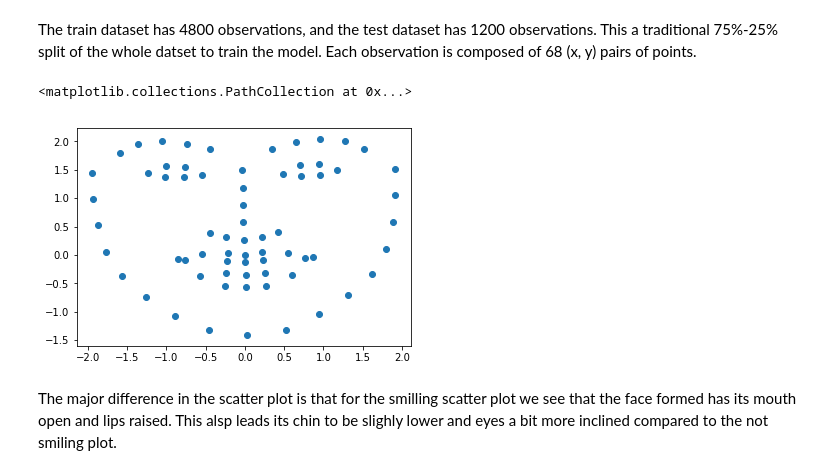
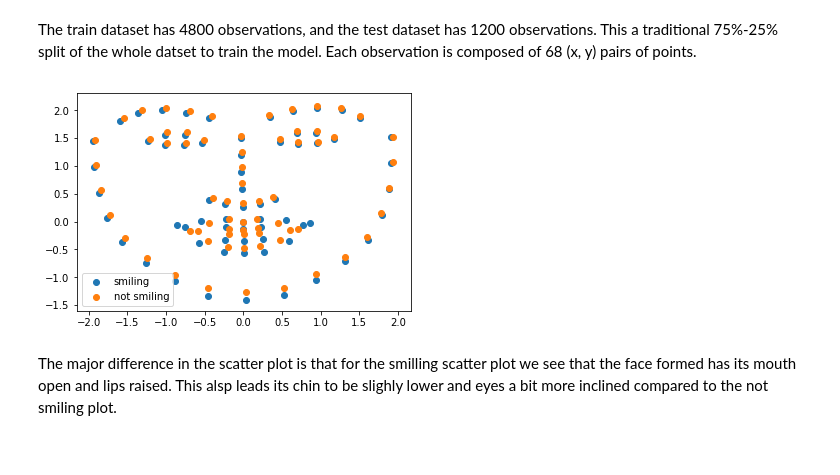
Before and after one commit to apurvmishra99/iaml-cw1, a Jupyter notebook: explore_q3.ipynb, the cells around one changed output. Cells and saved outputs as stored; diff of their text form; code cells hidden in the pictures.

```diff
--- a/explore_q3.ipynb
+++ b/explore_q3.ipynb
@@ -68,11 +68,13 @@ non_smiling_mean_points = df_train[df_train["smiling"] == 0].drop(labels=["smili
 non_smiling_mean_points_x = non_smiling_mean_points[0::2]
 non_smiling_mean_points_y = non_smiling_mean_points[1::2]
 # %%
-plt.scatter(smiling_mean_points_x, smiling_mean_points_y)
-#plt.scatter(non_smiling_mean_points_x, non_smiling_mean_points_y)
+plt.scatter(smiling_mean_points_x, smiling_mean_points_y, label="smiling")
+plt.scatter(non_smiling_mean_points_x, non_smiling_mean_points_y, label="not smiling")
+plt.legend()
+plt.savefig("results/smile-no-smile-mean-scatter.png")
+plt.show()
 # %% [output]
-<matplotlib.collections.PathCollection at 0x...>
-[figure, old version]
+[figure, new version]
 # %% [markdown]
 The major difference in the scatter plot is that for the smilling scatter plot we see that the face formed has its mouth open and lips raised. This alsp leads its chin to be slighly lower and eyes a bit more inclined compared to the not smiling plot.
 # %%
```
Also changed, not shown: parts of 5 cells of this notebook, 1 other file.
